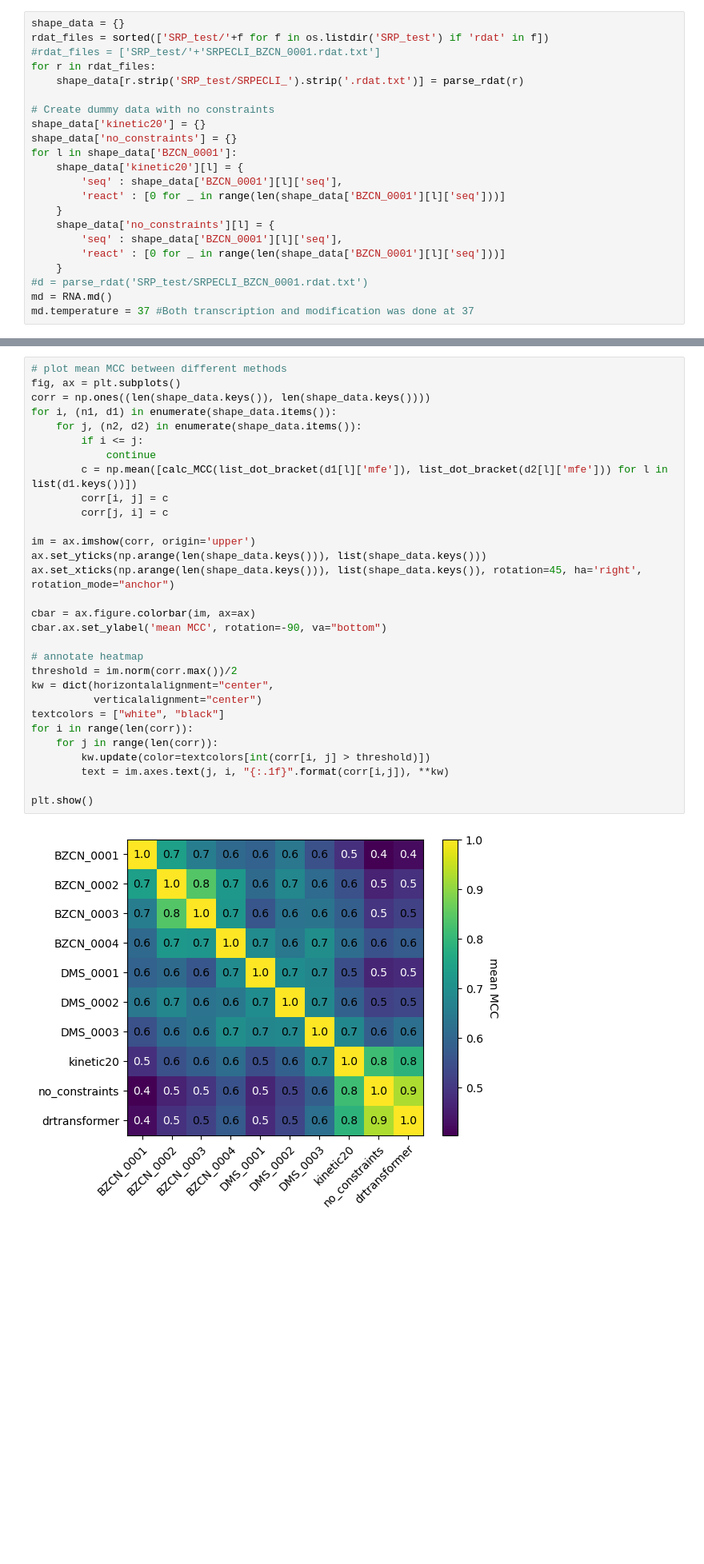
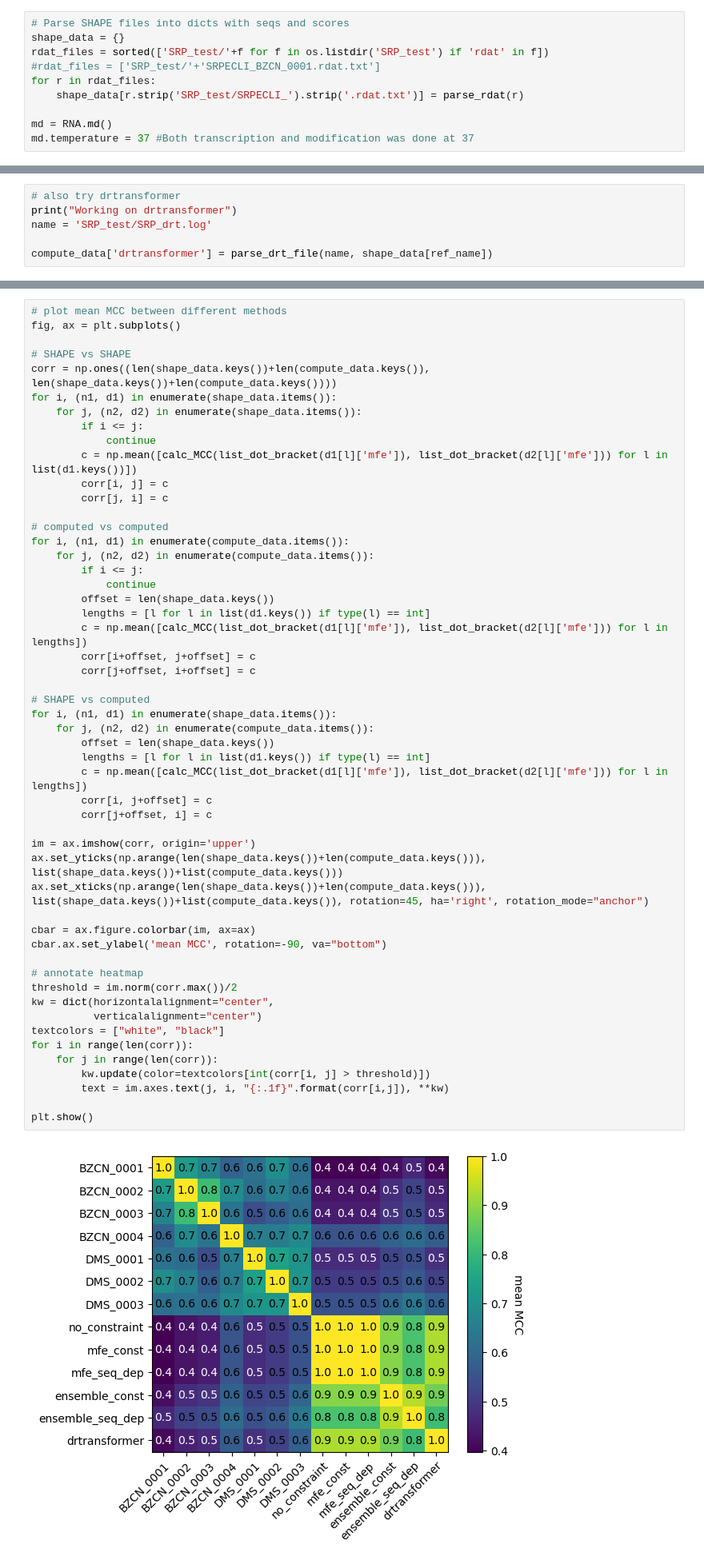
Before and after one commit to ErikPoppleton/kinetic_folder, a Jupyter notebook: SRP.ipynb, the cells around one changed output, grey strips where cells are left out. Shown at 80% size. Cells and saved outputs as stored; diff of their text form; blank space fills up the shorter version.

```diff
--- a/SRP.ipynb
+++ b/SRP.ipynb
@@ -12,24 +12,12 @@ from penalties import penalize_barriers, get_penalties, penalize_barriers_seq, p
 The autoreload extension is already loaded. To reload it, use:
   %reload_ext autoreload
 # %%
+# Parse SHAPE files into dicts with seqs and scores
 shape_data = {}
 rdat_files = sorted(['SRP_test/'+f for f in os.listdir('SRP_test') if 'rdat' in f])
 #rdat_files = ['SRP_test/'+'SRPECLI_BZCN_0001.rdat.txt']
 for r in rdat_files:
     shape_data[r.strip('SRP_test/SRPECLI_').strip('.rdat.txt')] = parse_rdat(r)
 
-# Create dummy data with no constraints
-shape_data['kinetic20'] = {}
-shape_data['no_constraints'] = {}
-for l in shape_data['BZCN_0001']:
-    shape_data['kinetic20'][l] = {
-        'seq' : shape_data['BZCN_0001'][l]['seq'],
-        'react' : [0 for _ in range(len(shape_data['BZCN_0001'][l]['seq']))]
-    }
-    shape_data['no_constraints'][l] = {
-        'seq' : shape_data['BZCN_0001'][l]['seq'],
-        'react' : [0 for _ in range(len(shape_data['BZCN_0001'][l]['seq']))]
-    }
-#d = parse_rdat('SRP_test/SRPECLI_BZCN_0001.rdat.txt')
 md = RNA.md()
 md.temperature = 37 #Both transcription and modification was done at 37
@@ -97,0 +95,6 @@ Working on drtransformer
+# %%
+# also try drtransformer
+print("Working on drtransformer")
+name = 'SRP_test/SRP_drt.log'
+
+compute_data['drtransformer'] = parse_drt_file(name, shape_data[ref_name])
@@ -125,35 +139,57 @@ plt.show()
 # %%
 # plot mean MCC between different methods
 fig, ax = plt.subplots()
-corr = np.ones((len(shape_data.keys()), len(shape_data.keys())))
+
+# SHAPE vs SHAPE
+corr = np.ones((len(shape_data.keys())+len(compute_data.keys()), len(shape_data.keys())+len(compute_data.keys())))
 for i, (n1, d1) in enumerate(shape_data.items()):
     for j, (n2, d2) in enumerate(shape_data.items()):
         if i <= j:
             continue
         c = np.mean([calc_MCC(list_dot_bracket(d1[l]['mfe']), list_dot_bracket(d2[l]['mfe'])) for l in list(d1.keys())])
         corr[i, j] = c
         corr[j, i] = c
 
+# computed vs computed
+for i, (n1, d1) in enumerate(compute_data.items()):
+    for j, (n2, d2) in enumerate(compute_data.items()):
+        if i <= j:
+            continue
+        offset = len(shape_data.keys())
+        lengths = [l for l in list(d1.keys()) if type(l) == int]
+        c = np.mean([calc_MCC(list_dot_bracket(d1[l]['mfe']), list_dot_bracket(d2[l]['mfe'])) for l in lengths])
+        corr[i+offset, j+offset] = c
+        corr[j+offset, i+offset] = c
+
+# SHAPE vs computed
+for i, (n1, d1) in enumerate(shape_data.items()):
+    for j, (n2, d2) in enumerate(compute_data.items()):
+        offset = len(shape_data.keys())
+        lengths = [l for l in list(d1.keys()) if type(l) == int]
+        c = np.mean([calc_MCC(list_dot_bracket(d1[l]['mfe']), list_dot_bracket(d2[l]['mfe'])) for l in lengths])
+        corr[i, j+offset] = c
+        corr[j+offset, i] = c
+
 im = ax.imshow(corr, origin='upper')
-ax.set_yticks(np.arange(len(shape_data.keys())), list(shape_data.keys()))
-ax.set_xticks(np.arange(len(shape_data.keys())), list(shape_data.keys()), rotation=45, ha='right', rotation_mode="anchor")
+ax.set_yticks(np.arange(len(shape_data.keys())+len(compute_data.keys())), list(shape_data.keys())+list(compute_data.keys()))
+ax.set_xticks(np.arange(len(shape_data.keys())+len(compute_data.keys())), list(shape_data.keys())+list(compute_data.keys()), rotation=45, ha='right', rotation_mode="anchor")
 
 cbar = ax.figure.colorbar(im, ax=ax)
 cbar.ax.set_ylabel('mean MCC', rotation=-90, va="bottom")
 
 # annotate heatmap
 threshold = im.norm(corr.max())/2
 kw = dict(horizontalalignment="center",
           verticalalignment="center")
 textcolors = ["white", "black"]
 for i in range(len(corr)):
     for j in range(len(corr)):
         kw.update(color=textcolors[int(corr[i, j] > threshold)])
         text = im.axes.text(j, i, "{:.1f}".format(corr[i,j]), **kw)
 
 plt.show()
 # %% [output]
-[figure, old version]
+[figure, new version]
 # %%
 # Let's try a single-value penalty sweep.  This isn't going to work, but its useful to see.
 
```
Also changed, not shown: parts of 21 cells of this notebook, 2 other files.
